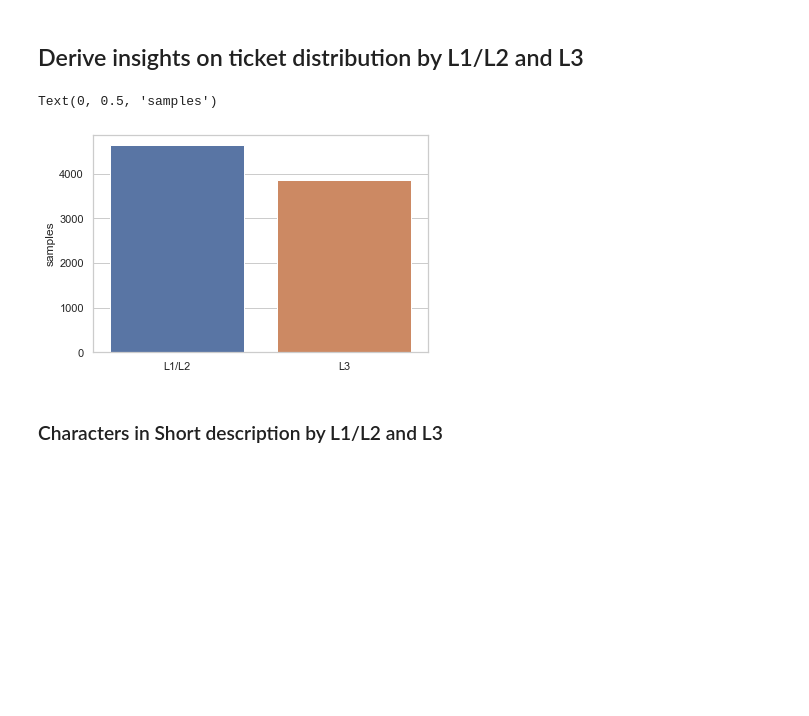
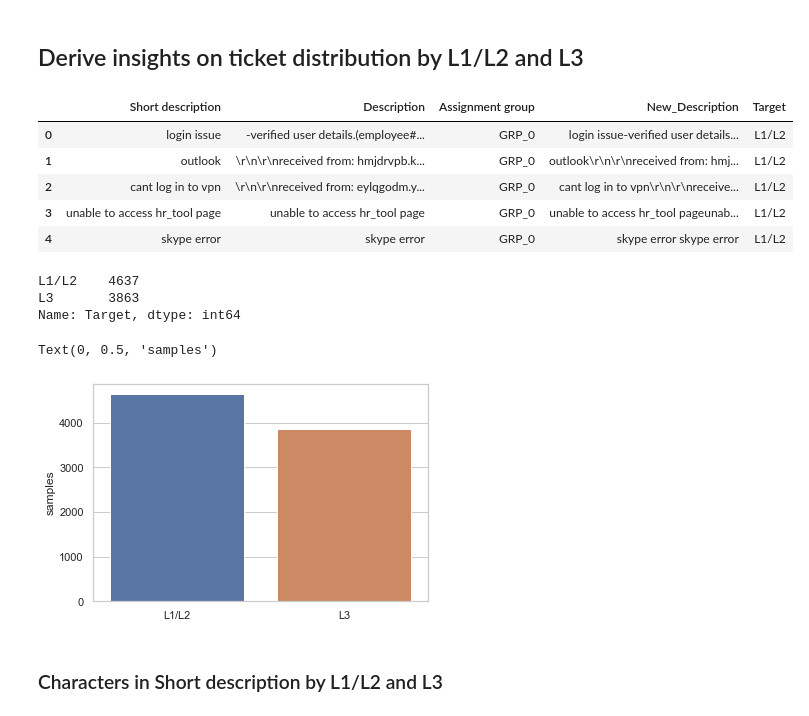
Before and after one commit to vishnoiprem/greatearn-my-final-capstone-nlp, a Jupyter notebook: AutoTicketAssignment/01 - Automated Ticket Assignment - Capstone Project - EDA_Benchmark_Model.ipynb, the cells around one changed output. Cells and saved outputs as stored; diff of their text form; code cells hidden in the pictures; blank space fills up the shorter version.

```diff
--- a/AutoTicketAssignment/01 - Automated Ticket Assignment - Capstone Project - EDA_Benchmark_Model.ipynb
+++ b/AutoTicketAssignment/01 - Automated Ticket Assignment - Capstone Project - EDA_Benchmark_Model.ipynb
@@ -299,14 +299,28 @@ df_incidents.head()
 # %% [markdown]
 ## Derive insights on ticket distribution by L1/L2 and L3
 # %%
-df_incidents_level = df_incidents.copy()
+df_incidents_level=df_incidents.copy()
 df_incidents_level['Target'] = np.where(df_incidents_level['Assignment group']=='GRP_0','L1/L2',np.where(df_incidents_level['Assignment group'] =='GRP_8','L1/L2','L3'))
+# df_incidents_level = df_incidents.copy()
+# df_incidents_level['Target'] = np.where(df_incidents_level['Assignment group']=='GRP_0','L1/L2',np.where(df_incidents_level['Assignment group'] =='GRP_8','L1/L2','L3'))
+df_incidents_level.head()
+# %% [output]
+|  | Short description | Description | Assignment group | New_Description | Target |
+| 0 | login issue | -verified user details.(employee#... | GRP_0 | login issue-verified user details... | L1/L2 |
+| 1 | outlook | \r\n\r\nreceived from: hmjdrvpb.k... | GRP_0 | outlook\r\n\r\nreceived from: hmj... | L1/L2 |
+| 2 | cant log in to vpn | \r\n\r\nreceived from: eylqgodm.y... | GRP_0 | cant log in to vpn\r\n\r\nreceive... | L1/L2 |
+| 3 | unable to access hr_tool page | unable to access hr_tool page | GRP_0 | unable to access hr_tool pageunab... | L1/L2 |
+| 4 | skype error | skype error | GRP_0 | skype error skype error | L1/L2 |
 # %%
 x=df_incidents_level.Target.value_counts()
+print(x)
 sns.barplot(x.index,x)
 plt.gca().set_ylabel('samples')
 # %% [output]
-Text(0, 0.5, 'samples')
+L1/L2    4637
+L3       3863
+Name: Target, dtype: int64
+Text(0, 0.5, 'samples')
 [figure]
 # %% [markdown]
 ### Characters in Short description by L1/L2 and L3
```
